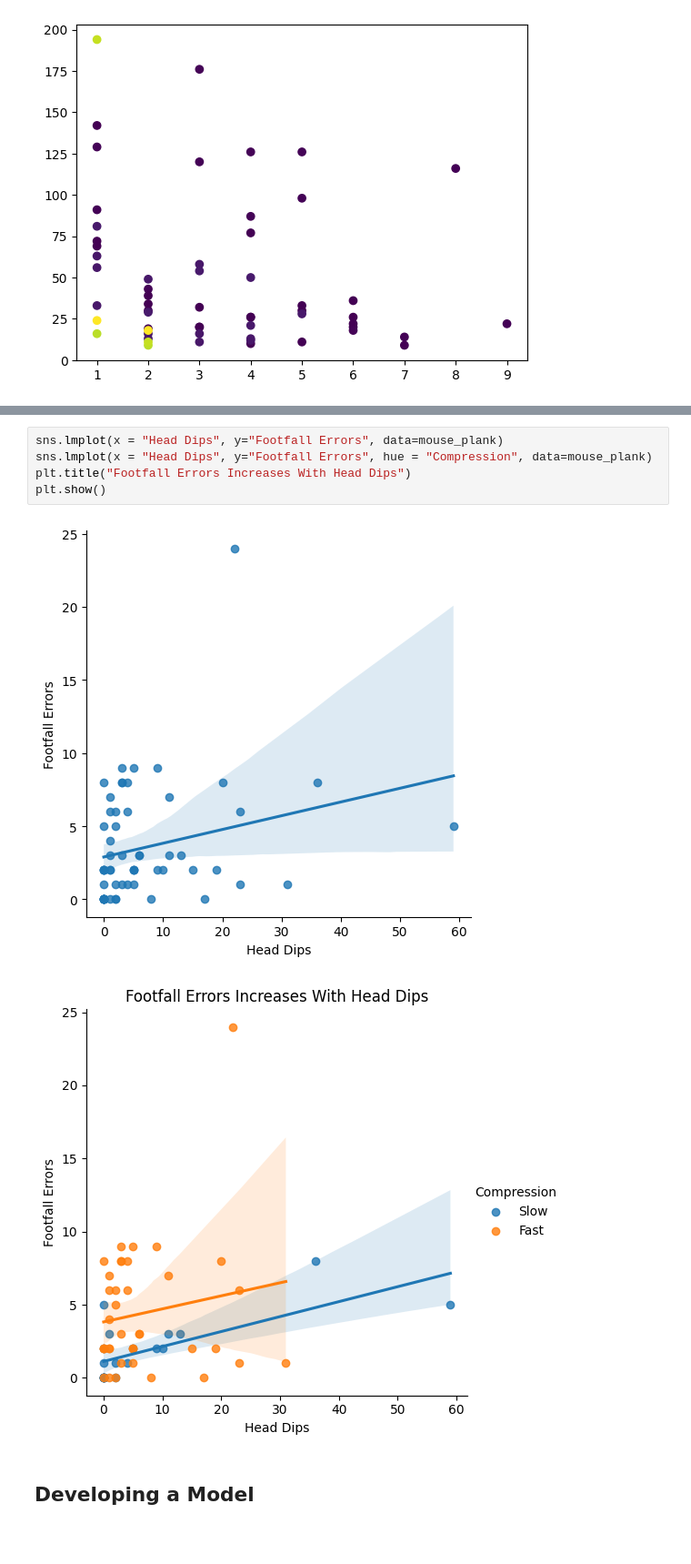
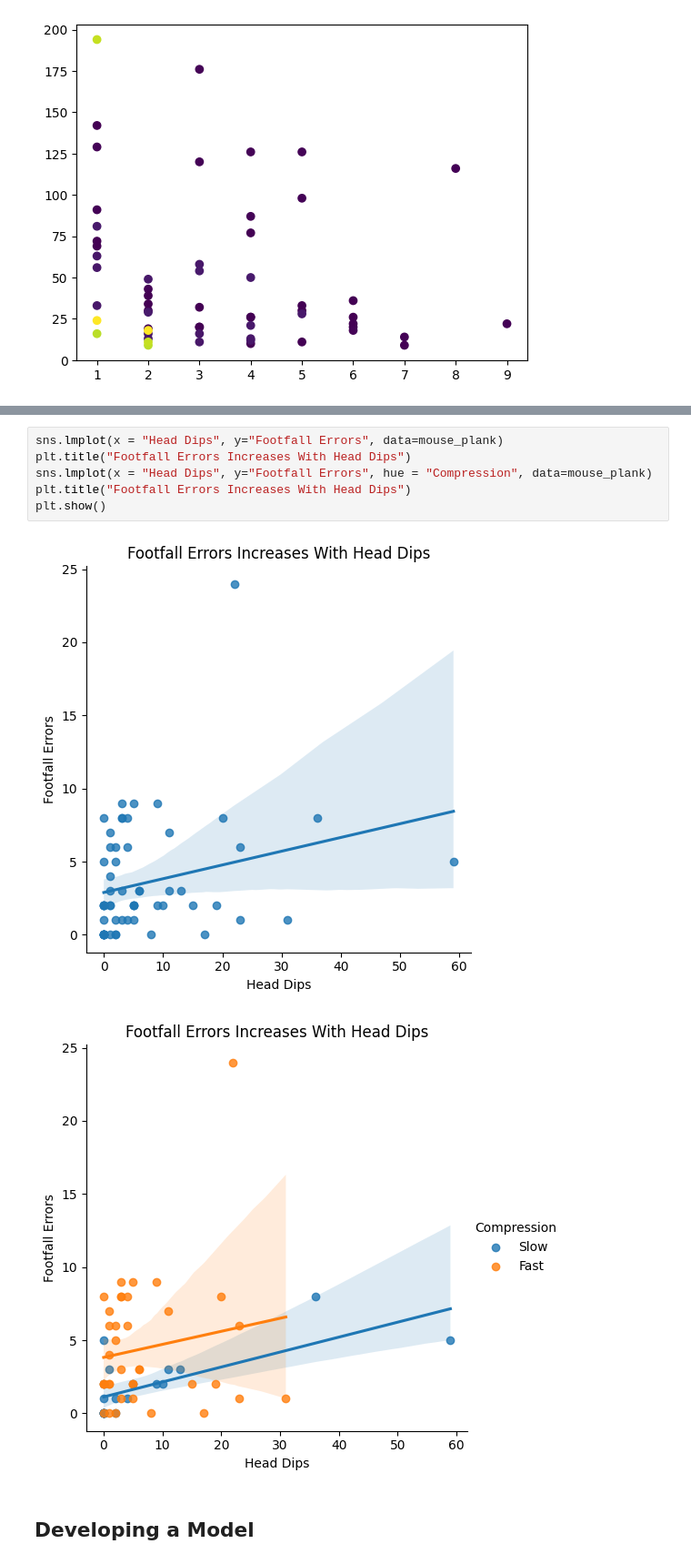
Before and after one commit to milliehuang2022/Chronic-Spinal-Cord-Injury, a Jupyter notebook: mouse_plank.ipynb, the cells around one changed output, grey strips where cells are left out. Shown at 91% size. Drawn from its saved outputs; the diff is of its cells as text; blank space fills up the shorter version.

```diff
--- a/mouse_plank.ipynb
+++ b/mouse_plank.ipynb
@@ -154,10 +170,11 @@ plt.show()
 # %%
 sns.lmplot(x = "Head Dips", y="Footfall Errors", data=mouse_plank)
+plt.title("Footfall Errors Increases With Head Dips")
 sns.lmplot(x = "Head Dips", y="Footfall Errors", hue = "Compression", data=mouse_plank)
 plt.title("Footfall Errors Increases With Head Dips")
 plt.show()
 # %% [output]
-[figure, old version]
+[figure, new version]
 [figure]
 # %% [markdown]
 ## Developing a Model
```
Also changed, not shown: parts of 14 cells of this notebook.
